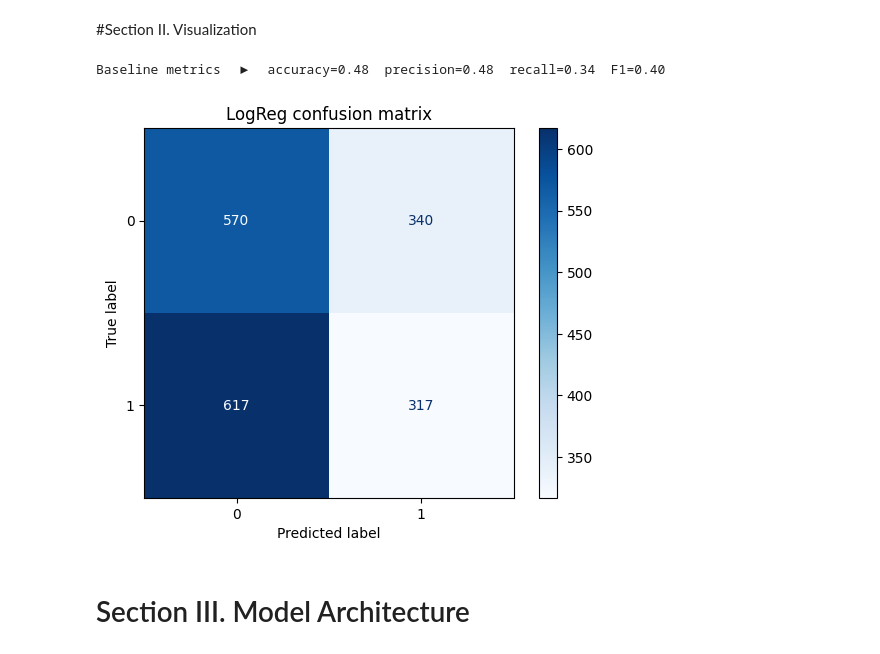
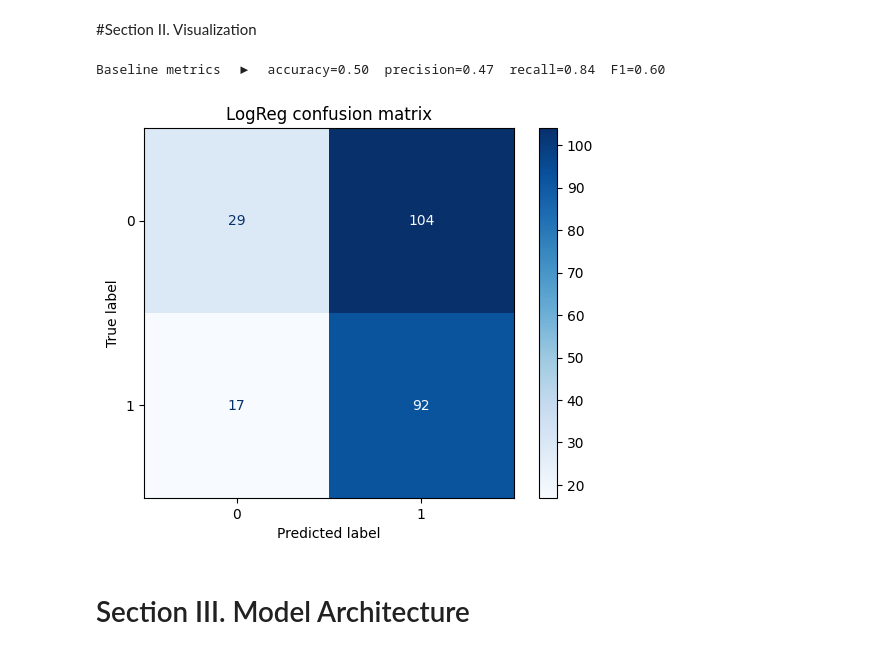
Before and after one commit to fmhirwa/ALU-skin-resilience-capstone, a Jupyter notebook: data_prep.ipynb, the cells around one changed output. Cells and saved outputs as stored; diff of their text form; code cells hidden in the pictures.

```diff
--- a/data_prep.ipynb
+++ b/data_prep.ipynb
@@ -235,51 +230,51 @@ import matplotlib.pyplot as plt
 
 # (Assuming df already has 'temperature_c', 'dewpoint_c', 'rh_pct', 'ssrd', and 'str')
 
-# Mock-up target – replace this once you have real survey-based scores.
-df['skin_age_score'] = np.random.normal(50, 10, size=len(df))   # <-- delete later
+# Target
+df['skin_age_score'] = np.random.normal(50, 10, size=len(df))
 df['target'] = (df['skin_age_score'] >= df['skin_age_score'].median()).astype(int)
 
-# Use 'str' (net_thermal_rad) instead of 'strd'
-features = ['temperature_c', 'rh_pct', 'ssrd', 'str']
+# Use 'ssr' (net_thermal_rad) instead of 'str'
+features = ['temperature_c', 'rh_pct', 'ssrd', 'ssr']
 
 # 1) Fill remaining NaNs forward, then backward as a fallback
 X = df[features].ffill().bfill()
 
-# 2) If you still have NaNs, drop those rows entirely
+# 2) If any NaNs, drop those rows entirely
 mask = X.isna().any(axis=1)
 if mask.any():
     X = X[~mask]
     df = df.loc[X.index]      # keep target aligned
 
 y = df['target']
 
 # Train/test split
-X_train, X_test, y_train, y_test = train_test_split(X, y, test_size=0.2, random_state=42)
+X_train, X_test, y_train, y_test = train_test_split(X, y, test_size=0.05, random_state=42)
 
 # Simple scaler + logistic regression – easiest baseline to beat later.
 scaler = StandardScaler()
 X_train_scaled = scaler.fit_transform(X_train)
 X_test_scaled  = scaler.transform(X_test)
 
-clf = LogisticRegression(max_iter=1000)
+clf = LogisticRegression(max_iter=50000, solver='liblinear')
 clf.fit(X_train_scaled, y_train)
 y_pred = clf.predict(X_test_scaled)
 
 # Metrics – enough to spot red flags before fancy modeling.
 acc  = accuracy_score(y_test, y_pred)
 prec = precision_score(y_test, y_pred)
 rec  = recall_score(y_test, y_pred)
 f1   = f1_score(y_test, y_pred)
 
 print(f"Baseline metrics  ▶  accuracy={acc:.2f}  precision={prec:.2f}  recall={rec:.2f}  F1={f1:.2f}")
 
 # Visual confusion matrix – quick gut-check on false positives/negatives.
 ConfusionMatrixDisplay.from_estimator(clf, X_test_scaled, y_test, cmap='Blues')
 plt.title('LogReg confusion matrix')
 plt.show()
 # %% [output]
-Baseline metrics  ▶  accuracy=0.48  precision=0.48  recall=0.34  F1=0.40
+Baseline metrics  ▶  accuracy=0.50  precision=0.47  recall=0.84  F1=0.60
-[figure, old version]
+[figure, new version]
 # %% [markdown]
 # Section III. Model Architecture
 # %% [markdown]
```
Also changed, not shown: parts of 12 cells of this notebook.
